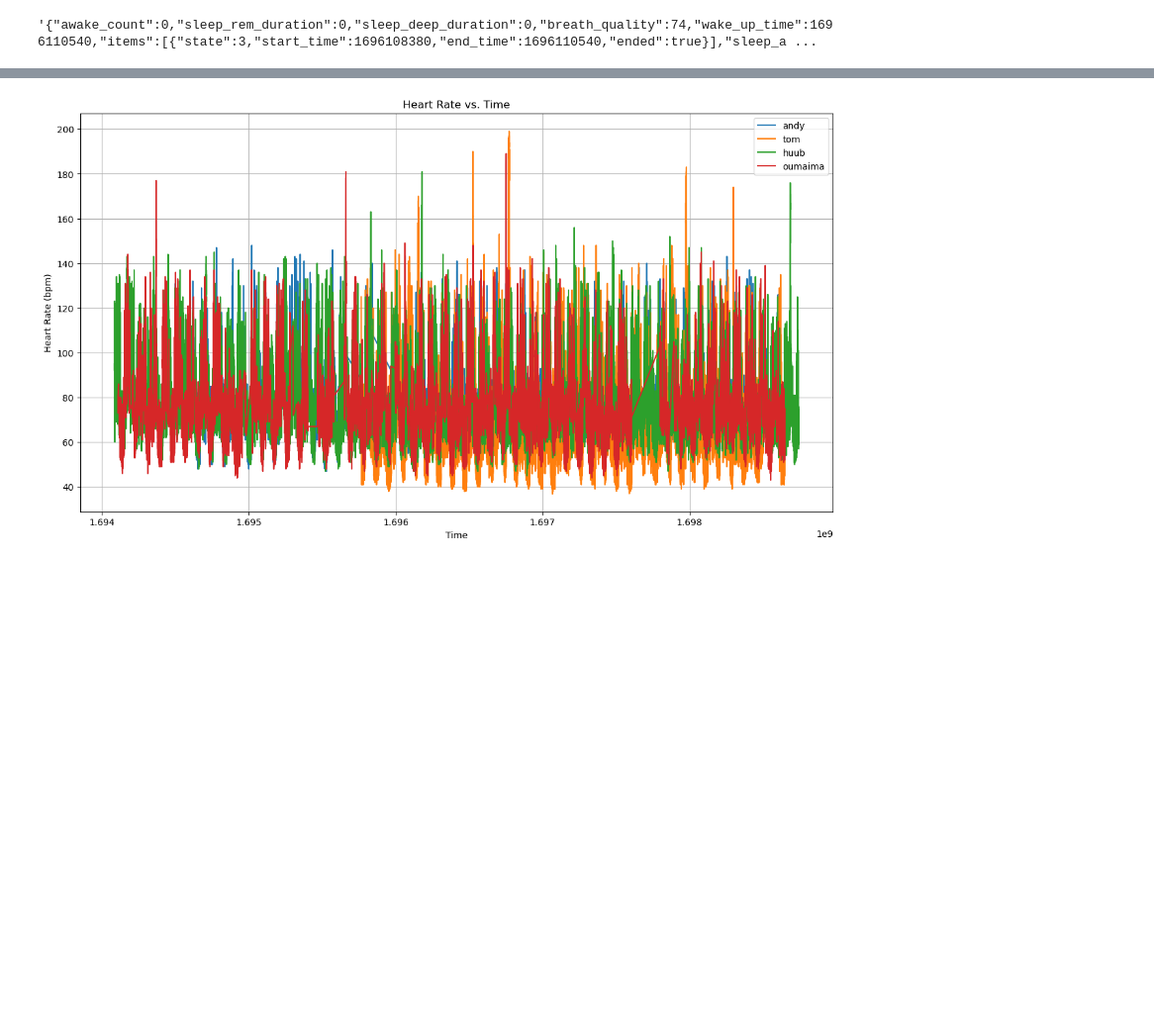
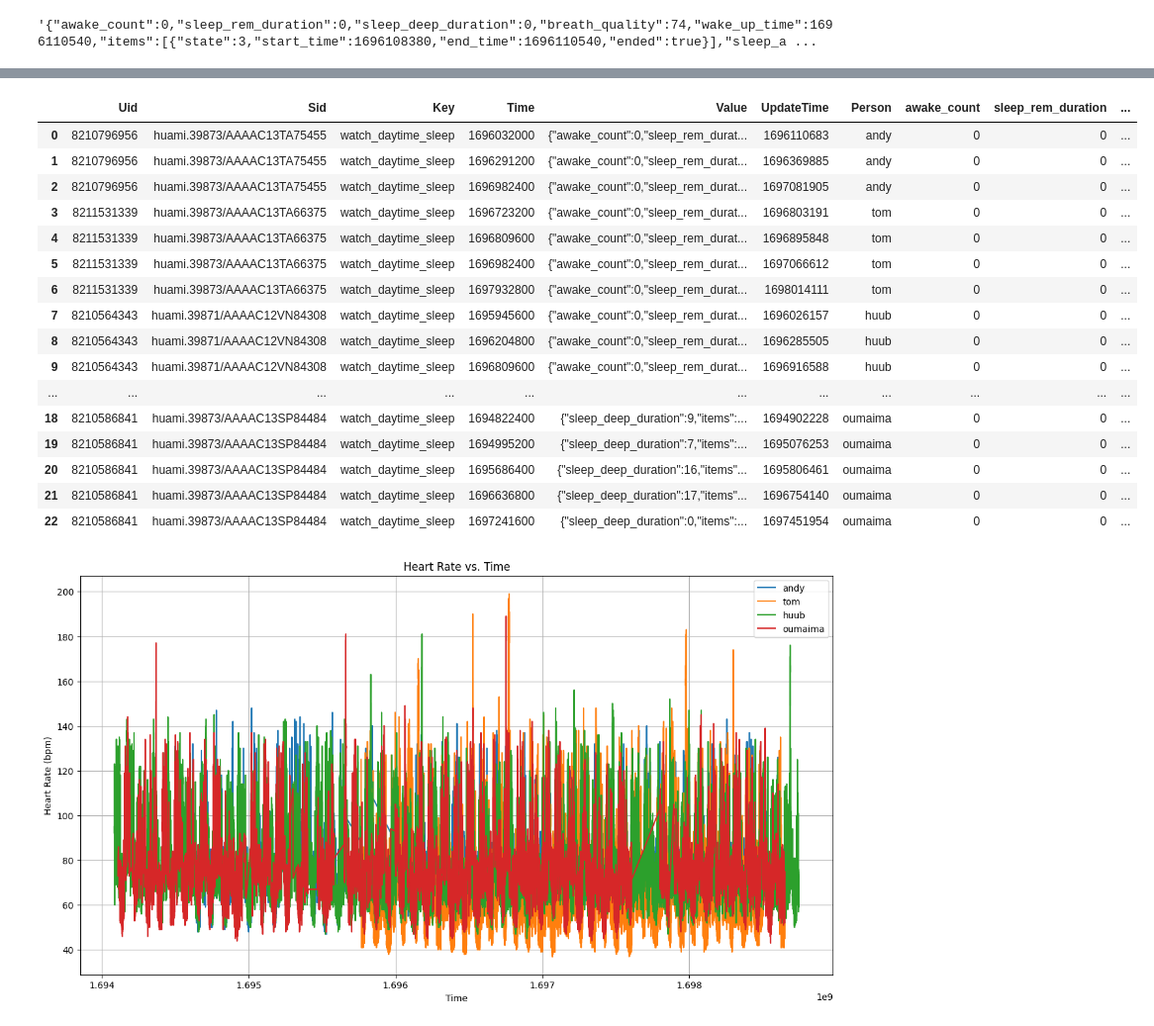
Before and after one commit to RomanNekrasov/smartwake-heart-rate-study, a Jupyter notebook: preprocessing.ipynb, the cells around one changed output, grey strips where cells are left out. Shown at 99% size. Drawn from its saved outputs; the diff is of its cells as text; code cells hidden in the pictures; blank space fills up the shorter version.

```diff
--- a/preprocessing.ipynb
+++ b/preprocessing.ipynb
@@ -96,3 +123,23 @@ watch_night_sleep_df
+# %%
+watch_daytime_sleep_df
+# %% [output]
+|  | Uid | Sid | Key | Time | Value | UpdateTime | Person | awake_count | sleep_rem_duration | ... |
+| 0 | 8210796956 | huami.39873/AAAAC13TA75455 | watch_daytime_sleep | 1696032000 | {"awake_count":0,"sleep_rem_durat... | 1696110683 | andy | 0 | 0 | ... |
+| 1 | 8210796956 | huami.39873/AAAAC13TA75455 | watch_daytime_sleep | 1696291200 | {"awake_count":0,"sleep_rem_durat... | 1696369885 | andy | 0 | 0 | ... |
+| 2 | 8210796956 | huami.39873/AAAAC13TA75455 | watch_daytime_sleep | 1696982400 | {"awake_count":0,"sleep_rem_durat... | 1697081905 | andy | 0 | 0 | ... |
+| 3 | 8211531339 | huami.39873/AAAAC13TA66375 | watch_daytime_sleep | 1696723200 | {"awake_count":0,"sleep_rem_durat... | 1696803191 | tom | 0 | 0 | ... |
+| 4 | 8211531339 | huami.39873/AAAAC13TA66375 | watch_daytime_sleep | 1696809600 | {"awake_count":0,"sleep_rem_durat... | 1696895848 | tom | 0 | 0 | ... |
+| 5 | 8211531339 | huami.39873/AAAAC13TA66375 | watch_daytime_sleep | 1696982400 | {"awake_count":0,"sleep_rem_durat... | 1697066612 | tom | 0 | 0 | ... |
+| 6 | 8211531339 | huami.39873/AAAAC13TA66375 | watch_daytime_sleep | 1697932800 | {"awake_count":0,"sleep_rem_durat... | 1698014111 | tom | 0 | 0 | ... |
+| 7 | 8210564343 | huami.39871/AAAAC12VN84308 | watch_daytime_sleep | 1695945600 | {"awake_count":0,"sleep_rem_durat... | 1696026157 | huub | 0 | 0 | ... |
+| 8 | 8210564343 | huami.39871/AAAAC12VN84308 | watch_daytime_sleep | 1696204800 | {"awake_count":0,"sleep_rem_durat... | 1696285505 | huub | 0 | 0 | ... |
+| 9 | 8210564343 | huami.39871/AAAAC12VN84308 | watch_daytime_sleep | 1696809600 | {"awake_count":0,"sleep_rem_durat... | 1696916588 | huub | 0 | 0 | ... |
+| ... | ... | ... | ... | ... | ... | ... | ... | ... | ... | ... |
+| 18 | 8210586841 | huami.39873/AAAAC13SP84484 | watch_daytime_sleep | 1694822400 | {"sleep_deep_duration":9,"items":... | 1694902228 | oumaima | 0 | 0 | ... |
+| 19 | 8210586841 | huami.39873/AAAAC13SP84484 | watch_daytime_sleep | 1694995200 | {"sleep_deep_duration":7,"items":... | 1695076253 | oumaima | 0 | 0 | ... |
+| 20 | 8210586841 | huami.39873/AAAAC13SP84484 | watch_daytime_sleep | 1695686400 | {"sleep_deep_duration":16,"items"... | 1695806461 | oumaima | 0 | 0 | ... |
+| 21 | 8210586841 | huami.39873/AAAAC13SP84484 | watch_daytime_sleep | 1696636800 | {"sleep_deep_duration":17,"items"... | 1696754140 | oumaima | 0 | 0 | ... |
+| 22 | 8210586841 | huami.39873/AAAAC13SP84484 | watch_daytime_sleep | 1697241600 | {"sleep_deep_duration":0,"items":... | 1697451954 | oumaima | 0 | 0 | ... |
 # %%
 # Plot for all of us together
 persons = heart_rate_df['Person'].unique()
```
Also changed, not shown: parts of 9 cells of this notebook, 1 other file.
